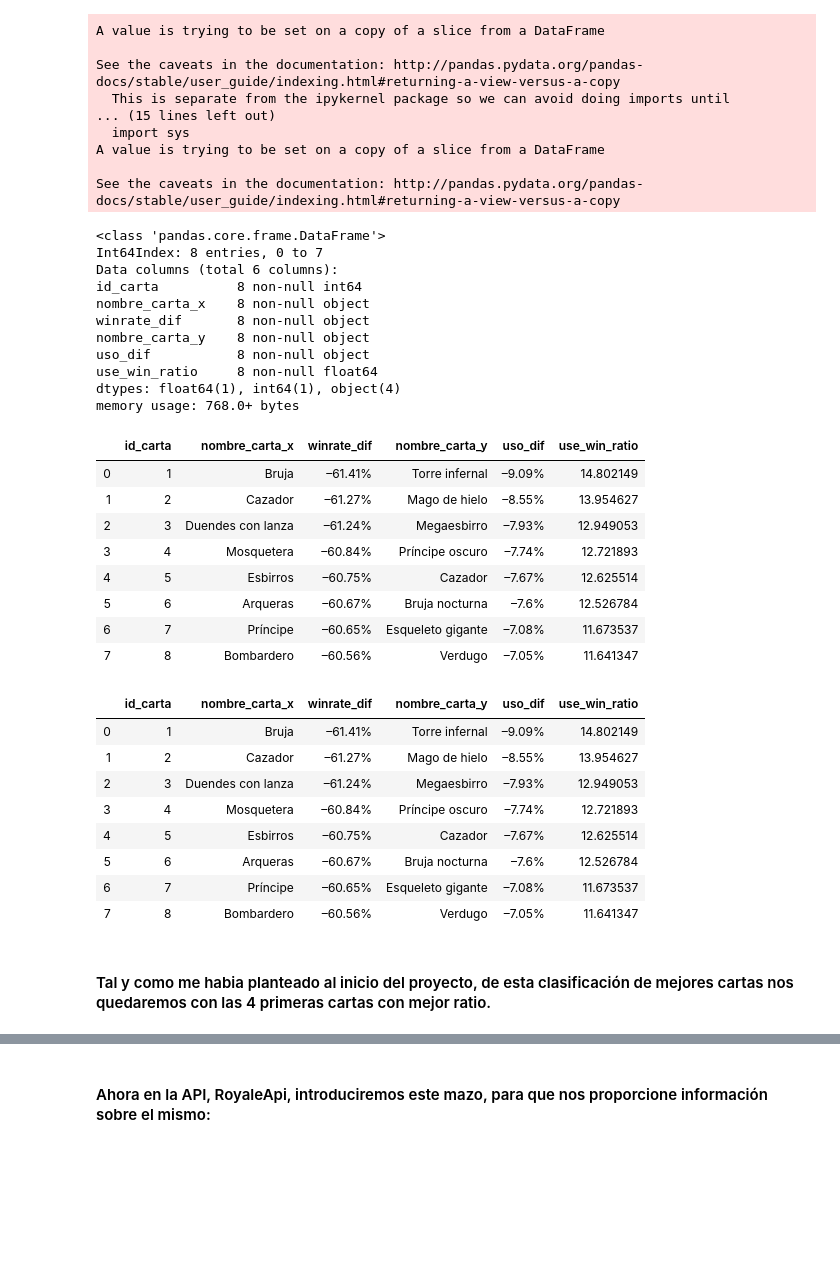
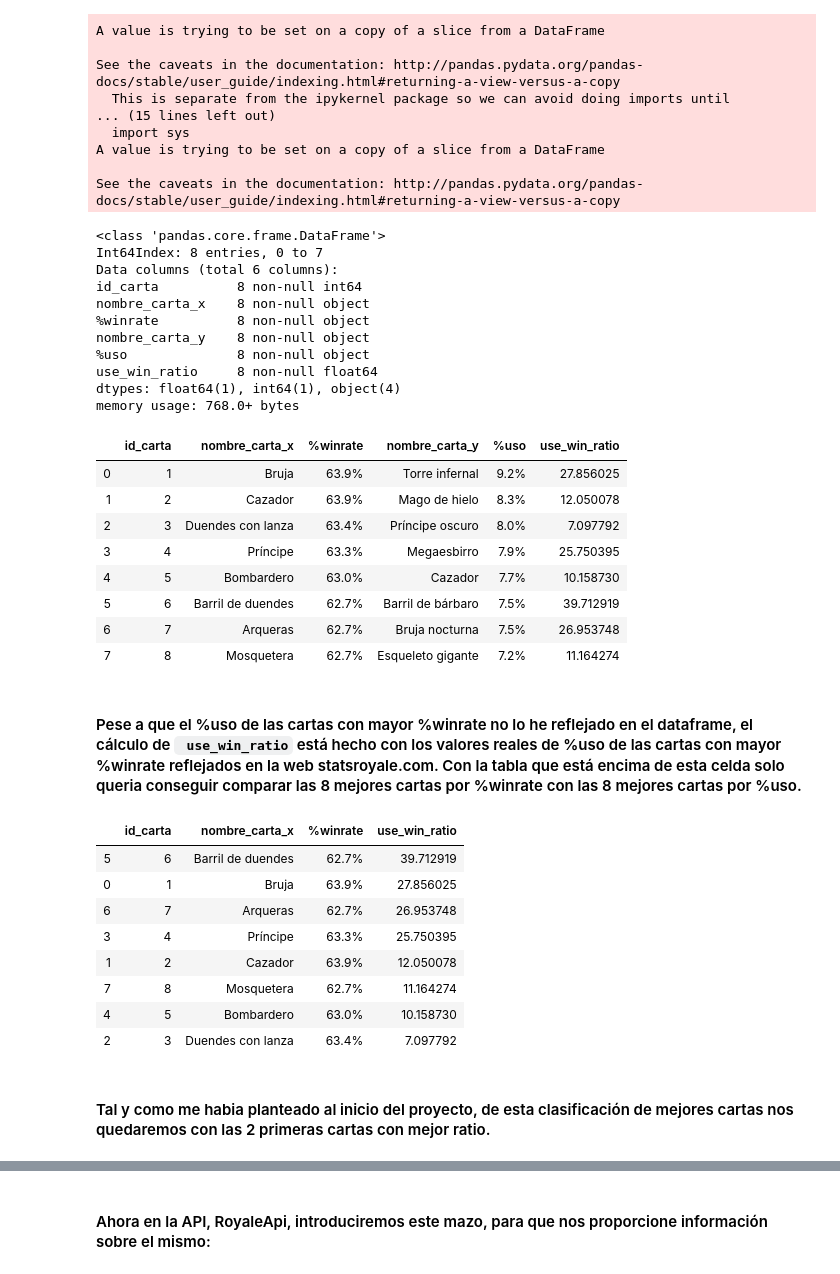
Before and after one commit to ta-datapt-bcn/project-web, a Jupyter notebook: Clash Royale Project.ipynb, the cells around one changed output, grey strips where cells are left out. Drawn from its saved outputs; the diff is of its cells as text; code cells hidden in the pictures; blank space fills up the shorter version.

````diff
--- a/Clash Royale Project.ipynb
+++ b/Clash Royale Project.ipynb
@@ -117,7 +139,7 @@ Nos quedaremos con:
 
 ```
 # %%
-winrate_cards_df_clean = croyale_cards_df[['nombre_carta','winrate_dif']]
+winrate_cards_df_clean = croyale_cards_df[['nombre_carta','%winrate']]
 # %%
-winrate_ranking = winrate_cards_df_clean.sort_values(by = 'winrate_dif', ascending=False)
+winrate_ranking = winrate_cards_df_clean.sort_values(by = '%winrate', ascending=False)
 # %% [markdown]
@@ -138,8 +160,8 @@ top8_winrate_cards
 # %% [markdown]
 #### Repetimos la operación para obtener las cartas con mayor porcentaje de uso
 # %%
-mostused_cards_df_clean = croyale_cards_df[['nombre_carta','uso_dif']]
-mostused_ranking = mostused_cards_df_clean.sort_values(by = 'uso_dif', ascending=False)
+mostused_cards_df_clean = croyale_cards_df[['nombre_carta','%uso']]
+mostused_ranking = mostused_cards_df_clean.sort_values(by = '%uso', ascending=False)
 top8_mostused_cards = mostused_ranking.iloc[:8]
 top8_mostused_cards
 # %% [output]
@@ -203,12 +221,12 @@ memory usage: 384.0+ bytes
 # %%
-best8_df['use_win_ratio'][0] = ((9.09 / 61.41 ) * 100)
-best8_df['use_win_ratio'][1] = ((8.55 / 61.27 ) * 100)
-best8_df['use_win_ratio'][2] = ((7.93 / 61.24 ) * 100)
-best8_df['use_win_ratio'][3] = ((7.74 / 60.84 ) * 100)
-best8_df['use_win_ratio'][4] = ((7.67 / 60.75 ) * 100)
-best8_df['use_win_ratio'][5] = ((7.6 / 60.67 ) * 100)
-best8_df['use_win_ratio'][6] = ((7.08 / 60.65 ) * 100)
-best8_df['use_win_ratio'][7] = ((7.05 / 60.56 ) * 100)
+best8_df['use_win_ratio'][0] = ((17.8 / 63.9 ) * 100)
+best8_df['use_win_ratio'][1] = ((7.7 / 63.9 ) * 100)
+best8_df['use_win_ratio'][2] = ((4.5 / 63.4 ) * 100)
+best8_df['use_win_ratio'][3] = ((16.3 / 63.3 ) * 100)
+best8_df['use_win_ratio'][4] = ((6.4 / 63 ) * 100)
+best8_df['use_win_ratio'][5] = ((24.9 / 62.7 ) * 100)
+best8_df['use_win_ratio'][6] = ((16.9 / 62.7 ) * 100)
+best8_df['use_win_ratio'][7] = ((7 / 62.7 ) * 100)
 # %% [output]
 A value is trying to be set on a copy of a slice from a DataFrame
 
@@ -237,39 +255,42 @@ Int64Index: 8 entries, 0 to 7
 Data columns (total 6 columns):
 id_carta          8 non-null int64
 nombre_carta_x    8 non-null object
-winrate_dif       8 non-null object
+%winrate          8 non-null object
 nombre_carta_y    8 non-null object
-uso_dif           8 non-null object
+%uso              8 non-null object
 use_win_ratio     8 non-null float64
 dtypes: float64(1), int64(1), object(4)
 memory usage: 768.0+ bytes
 # %%
 best8_df
 # %% [output]
-|  | id_carta | nombre_carta_x | winrate_dif | nombre_carta_y | uso_dif | use_win_ratio |
-| 0 | 1 | Bruja | –61.41% | Torre infernal | –9.09% | 14.802149 |
-| 1 | 2 | Cazador | –61.27% | Mago de hielo | –8.55% | 13.954627 |
-| 2 | 3 | Duendes con lanza | –61.24% | Megaesbirro | –7.93% | 12.949053 |
-| 3 | 4 | Mosquetera | –60.84% | Príncipe oscuro | –7.74% | 12.721893 |
-| 4 | 5 | Esbirros | –60.75% | Cazador | –7.67% | 12.625514 |
-| 5 | 6 | Arqueras | –60.67% | Bruja nocturna | –7.6% | 12.526784 |
-| 6 | 7 | Príncipe | –60.65% | Esqueleto gigante | –7.08% | 11.673537 |
-| 7 | 8 | Bombardero | –60.56% | Verdugo | –7.05% | 11.641347 |
+|  | id_carta | nombre_carta_x | %winrate | nombre_carta_y | %uso | use_win_ratio |
+| 0 | 1 | Bruja | 63.9% | Torre infernal | 9.2% | 27.856025 |
+| 1 | 2 | Cazador | 63.9% | Mago de hielo | 8.3% | 12.050078 |
+| 2 | 3 | Duendes con lanza | 63.4% | Príncipe oscuro | 8.0% | 7.097792 |
+| 3 | 4 | Príncipe | 63.3% | Megaesbirro | 7.9% | 25.750395 |
+| 4 | 5 | Bombardero | 63.0% | Cazador | 7.7% | 10.158730 |
+| 5 | 6 | Barril de duendes | 62.7% | Barril de bárbaro | 7.5% | 39.712919 |
+| 6 | 7 | Arqueras | 62.7% | Bruja nocturna | 7.5% | 26.953748 |
+| 7 | 8 | Mosquetera | 62.7% | Esqueleto gigante | 7.2% | 11.164274 |
+# %% [markdown]
+#### Pese a que el %uso de las cartas con mayor %winrate no lo he reflejado en el dataframe, el cálculo de ` use_win_ratio` está hecho con los valores reales de %uso de las cartas con mayor %winrate reflejados en la web statsroyale.com. Con la tabla que está encima de esta celda solo queria conseguir comparar las 8 mejores cartas por %winrate con las 8 mejores cartas por %uso.
 # %%
 best8_df_sorted = best8_df.sort_values(by = 'use_win_ratio', ascending=False)
-best8_df_sorted
+best8_df_selected = best8_df_sorted[['id_carta','nombre_carta_x','%winrate','use_win_ratio']]
+best8_df_selected
 # %% [output]
-|  | id_carta | nombre_carta_x | winrate_dif | nombre_carta_y | uso_dif | use_win_ratio |
-| 0 | 1 | Bruja | –61.41% | Torre infernal | –9.09% | 14.802149 |
-| 1 | 2 | Cazador | –61.27% | Mago de hielo | –8.55% | 13.954627 |
-| 2 | 3 | Duendes con lanza | –61.24% | Megaesbirro | –7.93% | 12.949053 |
-| 3 | 4 | Mosquetera | –60.84% | Príncipe oscuro | –7.74% | 12.721893 |
-| 4 | 5 | Esbirros | –60.75% | Cazador | –7.67% | 12.625514 |
-| 5 | 6 | Arqueras | –60.67% | Bruja nocturna | –7.6% | 12.526784 |
-| 6 | 7 | Príncipe | –60.65% | Esqueleto gigante | –7.08% | 11.673537 |
-| 7 | 8 | Bombardero | –60.56% | Verdugo | –7.05% | 11.641347 |
+|  | id_carta | nombre_carta_x | %winrate | use_win_ratio |
+| 5 | 6 | Barril de duendes | 62.7% | 39.712919 |
+| 0 | 1 | Bruja | 63.9% | 27.856025 |
+| 6 | 7 | Arqueras | 62.7% | 26.953748 |
+| 3 | 4 | Príncipe | 63.3% | 25.750395 |
+| 1 | 2 | Cazador | 63.9% | 12.050078 |
+| 7 | 8 | Mosquetera | 62.7% | 11.164274 |
+| 4 | 5 | Bombardero | 63.0% | 10.158730 |
+| 2 | 3 | Duendes con lanza | 63.4% | 7.097792 |
 # %% [markdown]
-#### Tal y como me habia planteado al inicio del proyecto, de esta clasificación de mejores cartas nos quedaremos con las 4 primeras cartas con mejor ratio.
+#### Tal y como me habia planteado al inicio del proyecto, de esta clasificación de mejores cartas nos quedaremos con las 2 primeras cartas con mejor ratio.
 # %% [markdown]
 Las cartas seleccionadas són:
 
````
Also changed, not shown: parts of 49 cells of this notebook, 5 other files.
